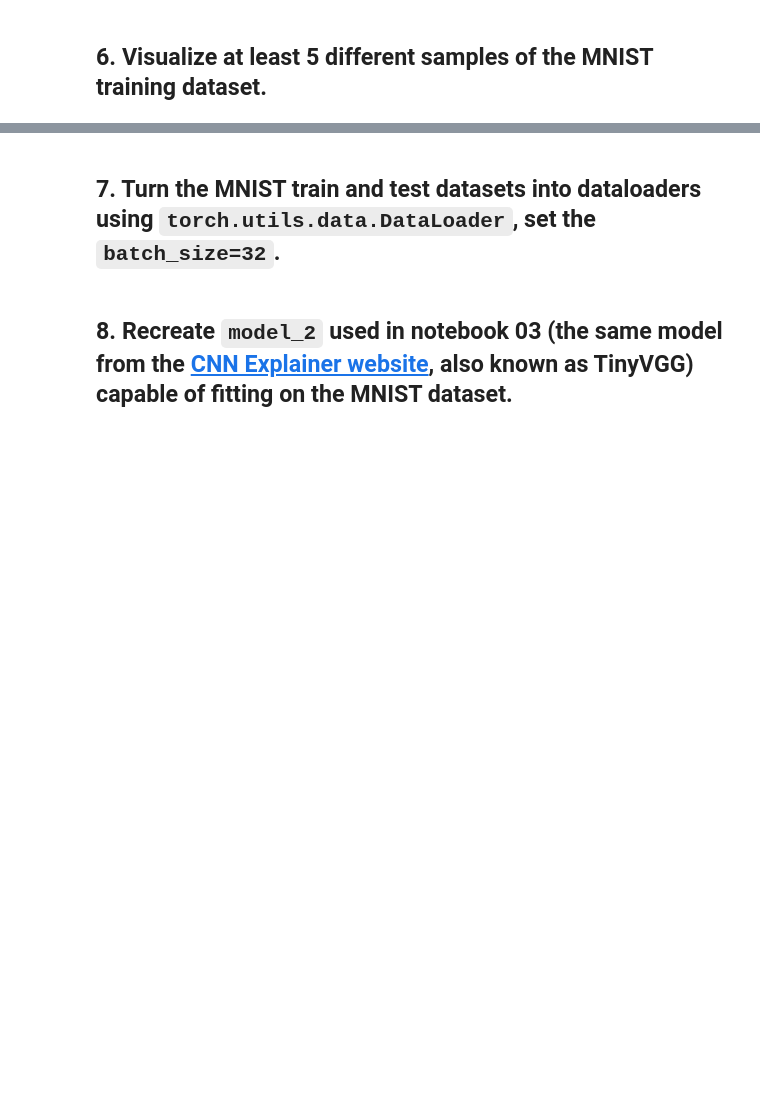
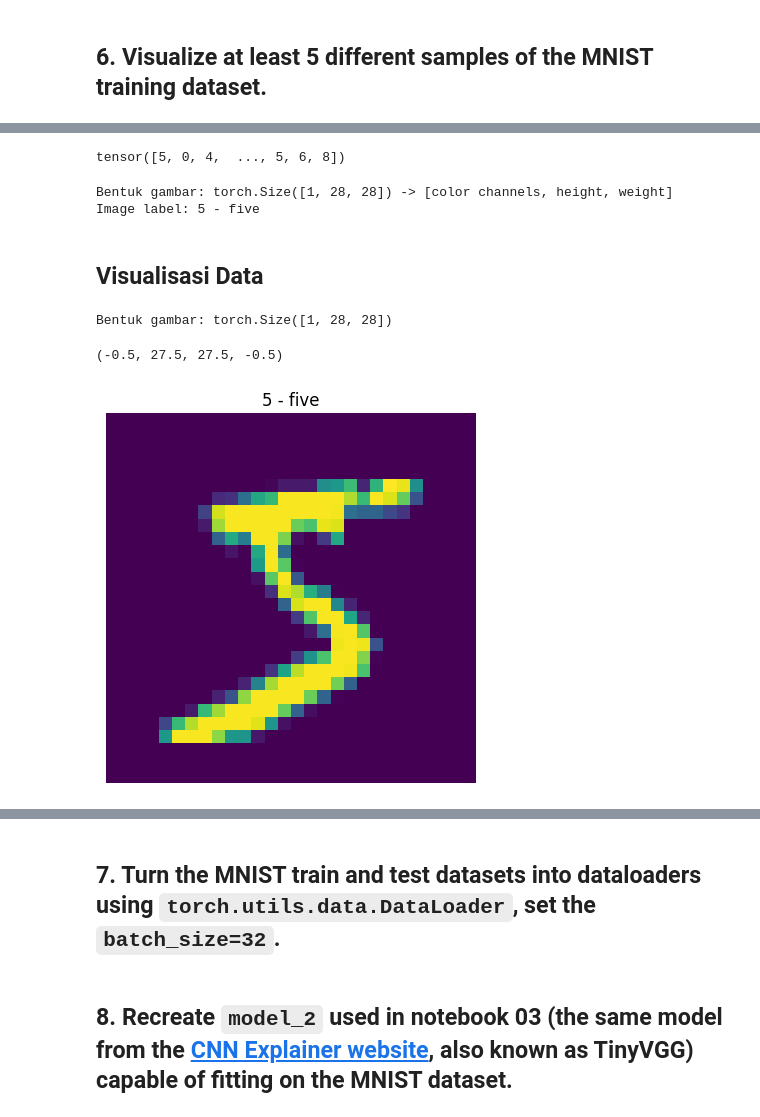
Before and after one commit to SiPilip/pytorch_course, a Jupyter notebook: 03_pytorch_computer_vision_exercises.ipynb, the cells around one changed output, grey strips where cells are left out. Cells and saved outputs as stored; diff of their text form; code cells hidden in the pictures; blank space fills up the shorter version.

```diff
--- a/03_pytorch_computer_vision_exercises.ipynb
+++ b/03_pytorch_computer_vision_exercises.ipynb
@@ -62,2 +108,20 @@ print(torch.__version__)
 # %% [markdown]
 ## 6. Visualize at least 5 different samples of the MNIST training dataset.
+# %%
+from torchvision import datasets
+
+train_data = datasets.MNIST(
+    root="data",
+    train=True,
+    download=True,
+    transform=torchvision.transforms.ToTensor(),
+    target_transform=None
+)
+
+test_data = datasets.MNIST(
+    root="data",
+    train=False,
+    download=True,
+    transform=torchvision.transforms.ToTensor(),
+    target_transform=None
+)
@@ -63,0 +186,3 @@ print(torch.__version__)
+# %%
+class_names = train_data.classes
+class_names
@@ -63,0 +214,25 @@ print(torch.__version__)
+# %%
+train_data.targets
+# %% [output]
+tensor([5, 0, 4,  ..., 5, 6, 8])
+# %%
+# Cek bentuk dari data gambar kita
+print(f"Bentuk gambar: {image.shape} -> [color channels, height, weight]")
+print(f"Image label: {class_names[label]}")
+# %% [output]
+Bentuk gambar: torch.Size([1, 28, 28]) -> [color channels, height, weight]
+Image label: 5 - five
+# %% [markdown]
+## Visualisasi Data
+# %%
+import matplotlib.pyplot as plt
+
+image, label = train_data[0]
+print(f"Bentuk gambar: {image.shape}")
+plt.imshow(image.squeeze())
+plt.title(class_names[label])
+plt.axis(False)
+# %% [output]
+Bentuk gambar: torch.Size([1, 28, 28])
+(-0.5, 27.5, 27.5, -0.5)
+[figure, added]
```
Also changed, not shown: parts of 21 cells of this notebook.
